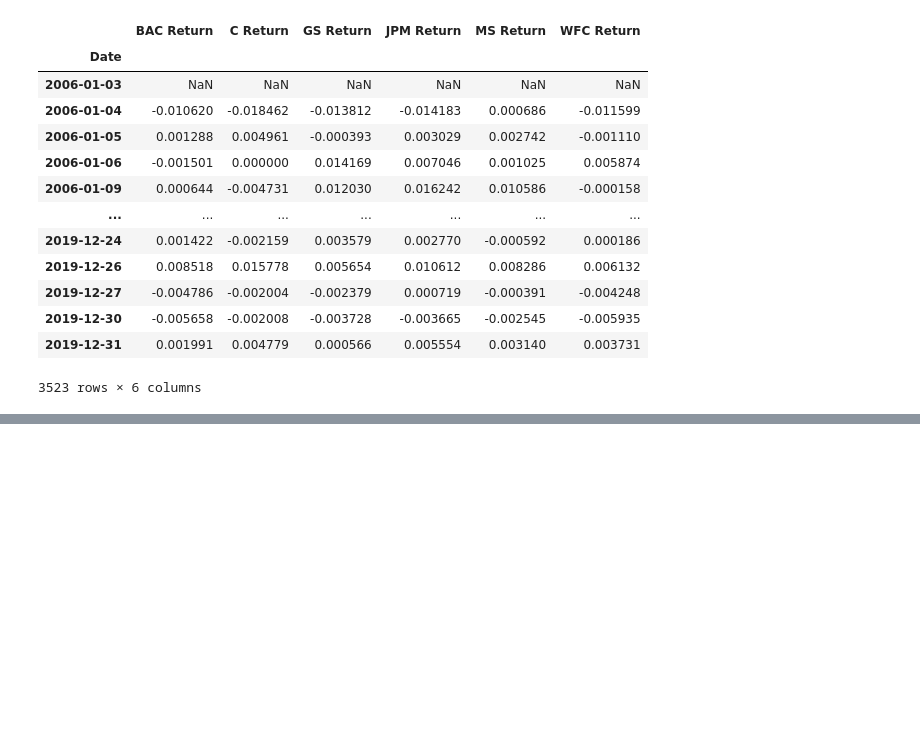
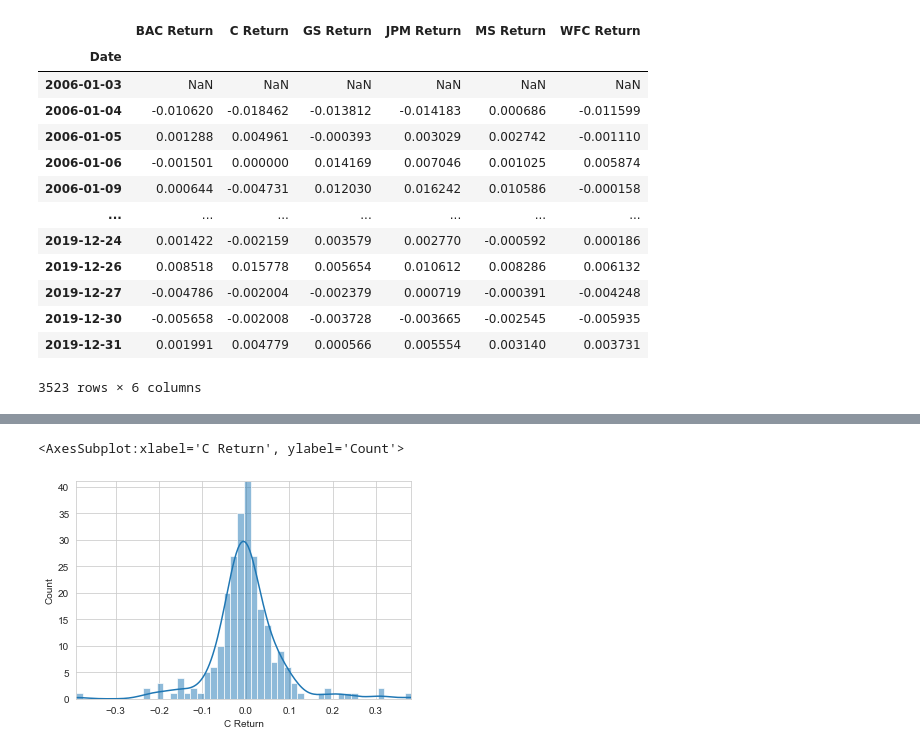
Before and after one commit to PIETRO-ing/finance_project, a Jupyter notebook: finance_project.ipynb, the cells around one changed output, grey strips where cells are left out. Cells and saved outputs as stored; diff of their text form; code cells hidden in the pictures; blank space fills up the shorter version.

```diff
--- a/finance_project.ipynb
+++ b/finance_project.ipynb
@@ -244,0 +330,5 @@ returns
+# %%
+sns.histplot(returns.loc['2009-01-01':'2009-12-31']['C Return'], bins=50, kde=True)
+# %% [output]
+<AxesSubplot:xlabel='C Return', ylabel='Count'>
+[figure, added]
```
Also changed, not shown: parts of 24 cells of this notebook.
